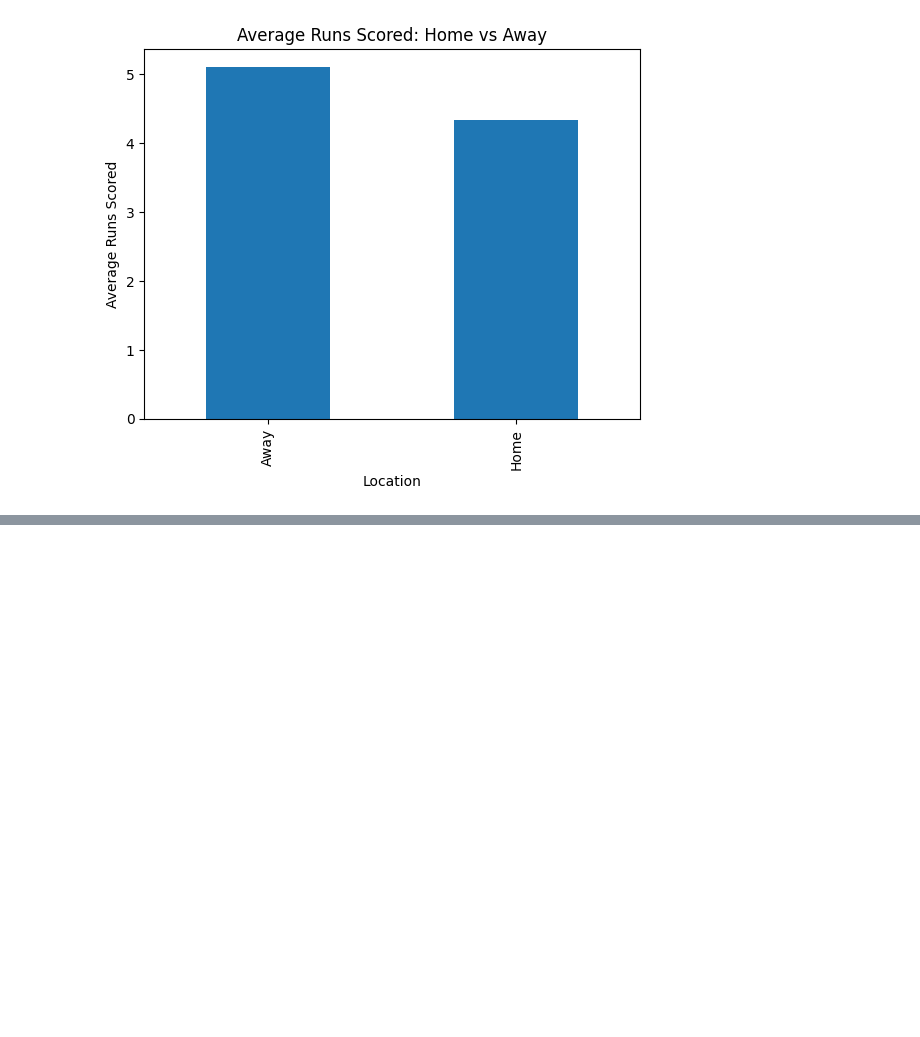
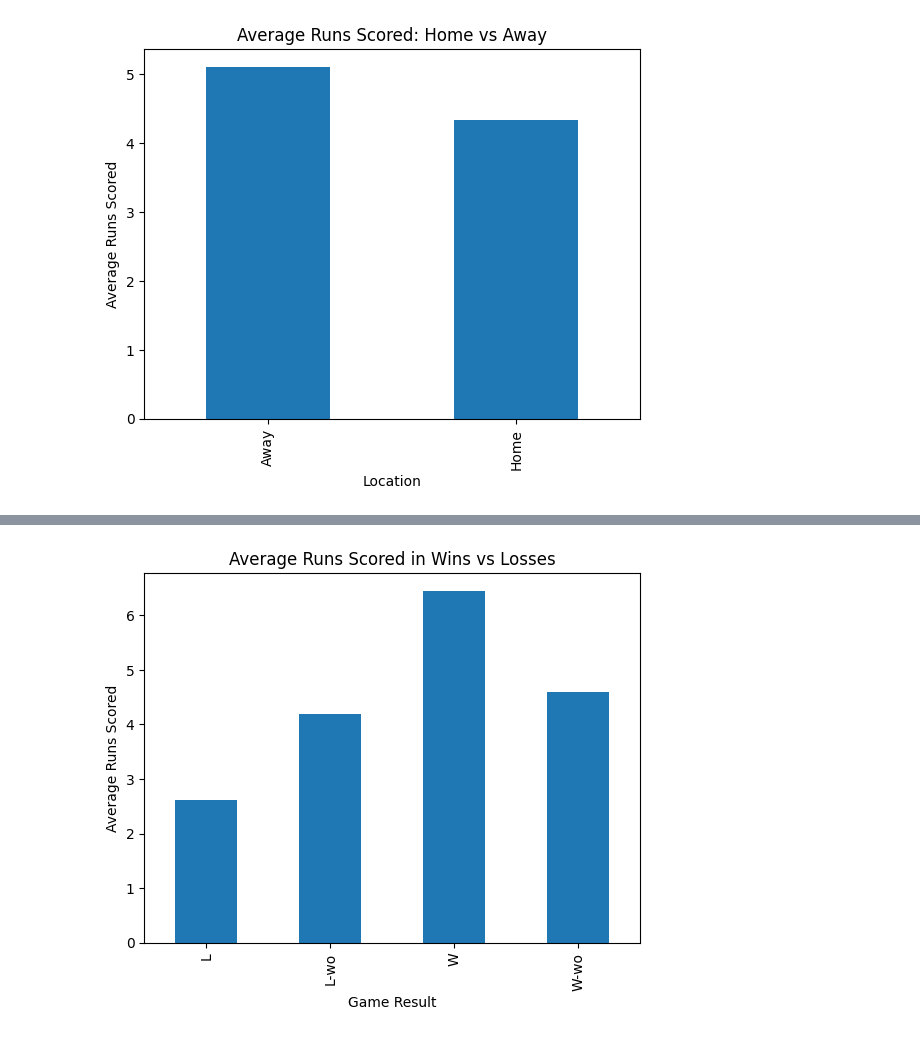
Before and after one commit to engdengs/Mariners, a Jupyter notebook: main.ipynb, the cells around one changed output, grey strips where cells are left out. Cells and saved outputs as stored; diff of their text form; code cells hidden in the pictures; blank space fills up the shorter version.

```diff
--- a/main.ipynb
+++ b/main.ipynb
@@ -193,0 +245,9 @@ plt.show()
+# %%
+mariners_games.groupby("W/L")["R"].mean().plot(kind="bar")
+
+plt.title("Average Runs Scored in Wins vs Losses")
+plt.xlabel("Game Result")
+plt.ylabel("Average Runs Scored")
+plt.show()
+# %% [output]
+[figure, added]
```
Also changed, not shown: parts of 8 cells of this notebook.
